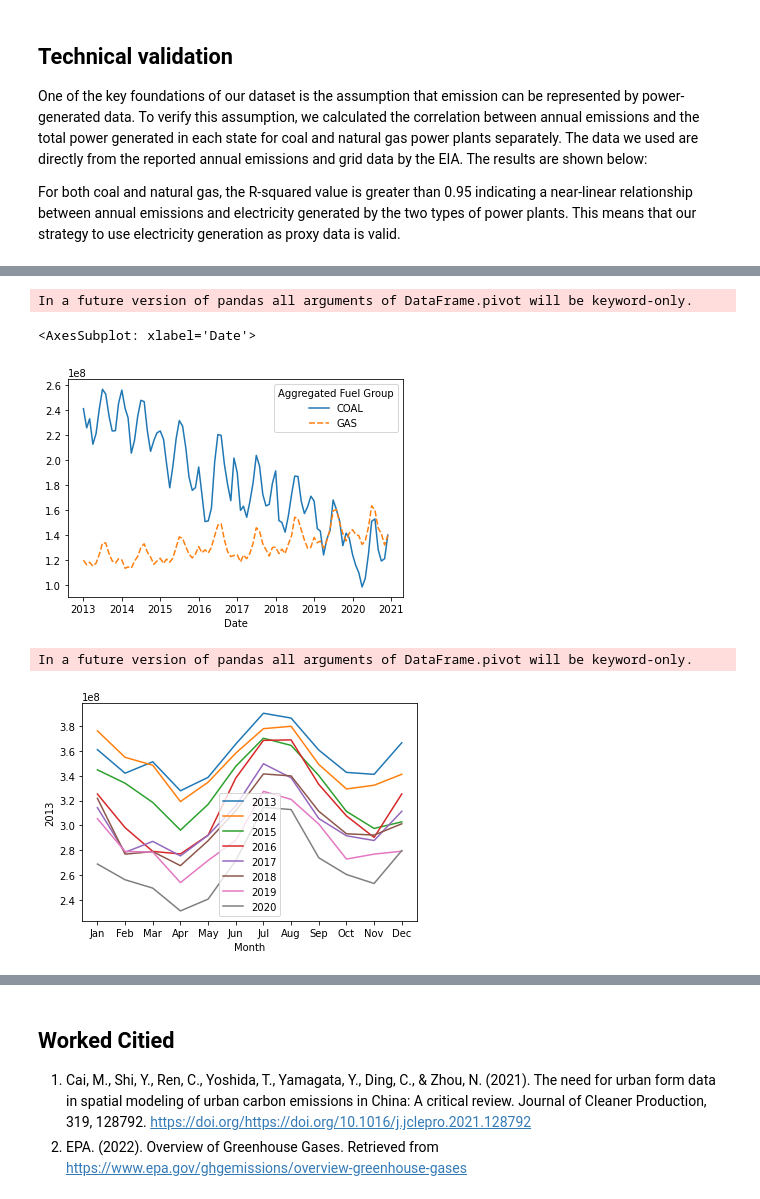
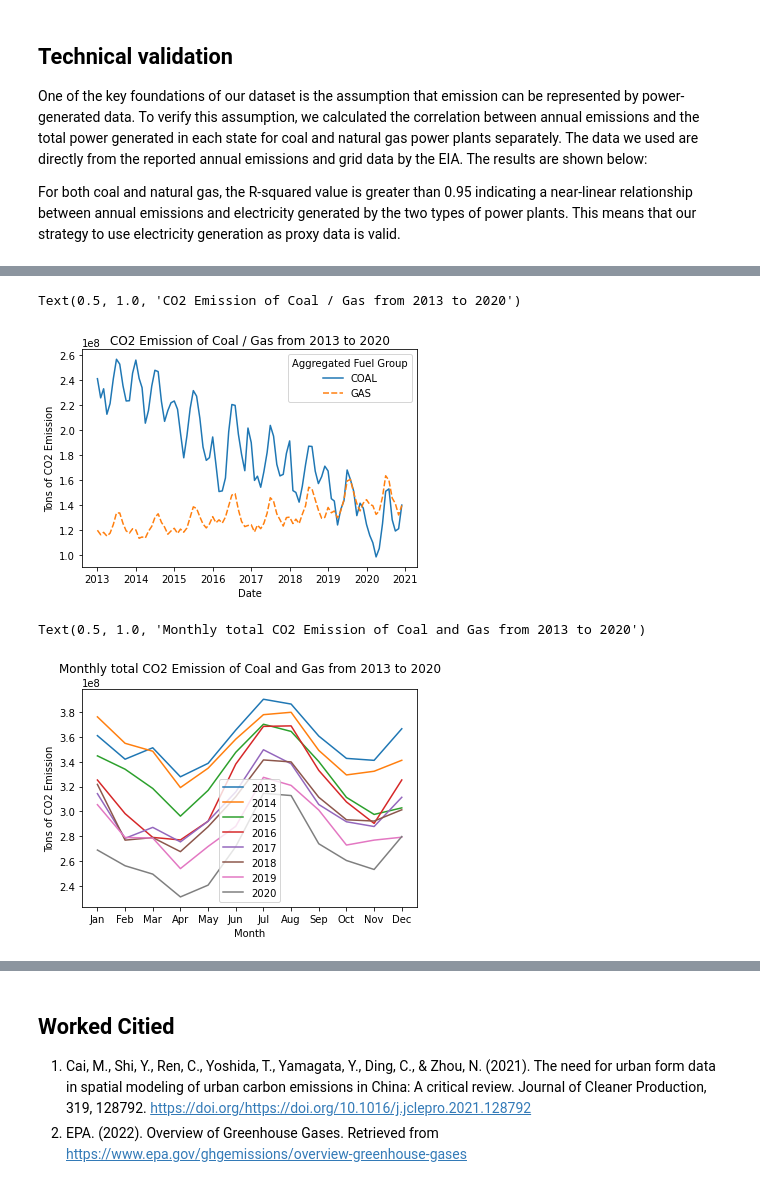
Before and after one commit to steve-z-wang/qtm302w-dataset-project, a Jupyter notebook: ipynb/Emission.ipynb, the cells around one changed output, grey strips where cells are left out. Drawn from its saved outputs; the diff is of its cells as text; code cells hidden in the pictures.

```diff
--- a/ipynb/Emission.ipynb
+++ b/ipynb/Emission.ipynb
@@ -112,41 +120,47 @@ df_by_month['Date'] = df_by_month['Year'].astype(
 df_by_month['Date'] = pd.to_datetime(df_by_month['Date'])
 
 df_by_month_pivot1 = df_by_month.pivot(
-    'Date', 'Aggregated Fuel Group', 'Emission (Predicted)')
+    index='Date', columns='Aggregated Fuel Group', values='Emission (Predicted)')
 
 sns.lineplot(data=df_by_month_pivot1)
+
+plt.ylabel('Tons of CO2 Emission')
+plt.title('CO2 Emission of Coal / Gas from 2013 to 2020')
 # %% [output]
-In a future version of pandas all arguments of DataFrame.pivot will be keyword-only.
+Text(0.5, 1.0, 'CO2 Emission of Coal / Gas from 2013 to 2020')
-<AxesSubplot: xlabel='Date'>
-[figure, old version]
+[figure, new version]
 # %%
 df = pd.read_csv('monthly_generation_emission.csv')
 
 df_by_month = df.groupby(['Year', 'Month'], as_index=False).aggregate(
     {'Emission (Predicted)': 'sum'})
 
 df_by_month_pivot2 = df_by_month.pivot(
-    'Month', 'Year', 'Emission (Predicted)')
+    index='Month', columns='Year', values='Emission (Predicted)')
 
 month_order = ['Jan',
                'Feb',
                'Mar',
                'Apr',
                'May',
                'Jun',
                'Jul',
                'Aug',
                'Sep',
                'Oct',
                'Nov',
                'Dec']
 
 df_by_month_pivot2 = df_by_month_pivot2.loc[month_order]
 
 df_by_month_pivot2 = df_by_month_pivot2.reset_index()
 
 for y in range(2013, 2021):
     sns.lineplot(x='Month', y=y, data=df_by_month_pivot2, label=y)
+
+
+plt.ylabel('Tons of CO2 Emission')
+plt.title('Monthly total CO2 Emission of Coal and Gas from 2013 to 2020')
 # %% [output]
-In a future version of pandas all arguments of DataFrame.pivot will be keyword-only.
+Text(0.5, 1.0, 'Monthly total CO2 Emission of Coal and Gas from 2013 to 2020')
-[figure, old version]
+[figure, new version]
```
Also changed, not shown: parts of 6 cells of this notebook, 1 other file.
